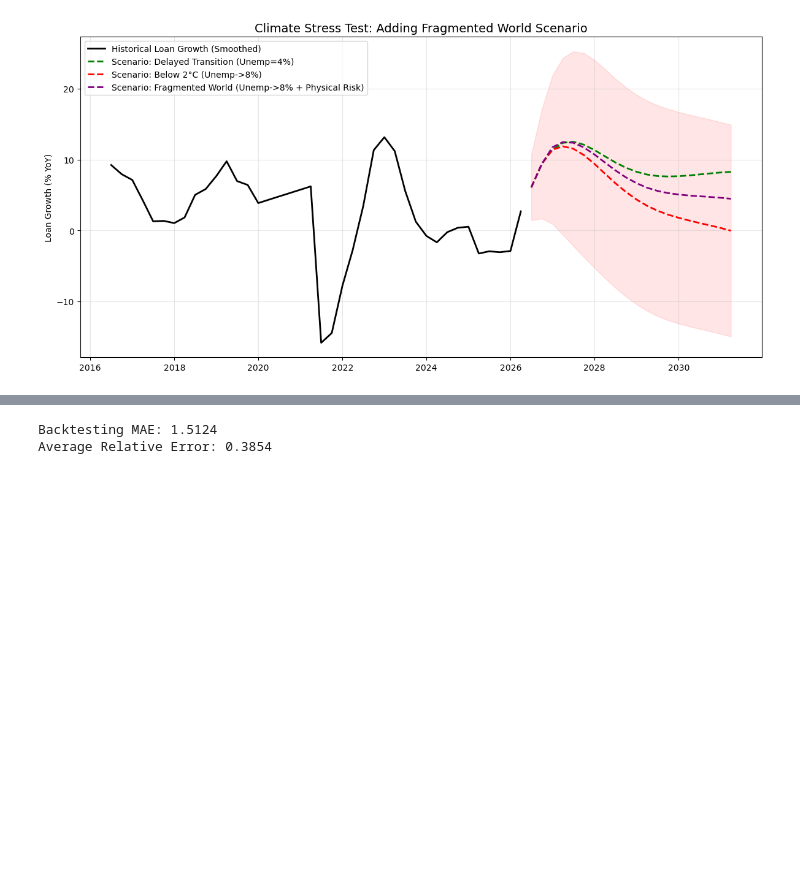
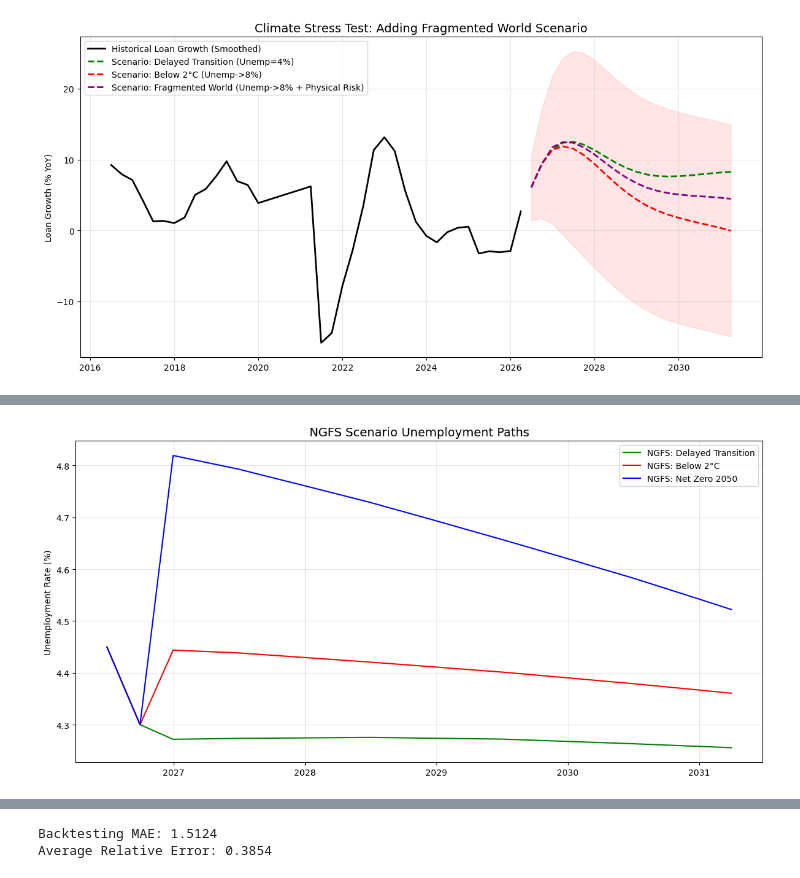
Before and after one commit to gpointd/ECON-522-Forecasting-Project, a Jupyter notebook: Climate Data/Climate Analysis.ipynb, the cells around one changed output, grey strips where cells are left out. Cells and saved outputs as stored; diff of their text form; code cells hidden in the pictures; blank space fills up the shorter version.

```diff
--- a/Climate Data/Climate Analysis.ipynb
+++ b/Climate Data/Climate Analysis.ipynb
@@ -447,0 +581,14 @@ plt.show()
+# %%
+## show the unemployment paths for each scenario to confirm they are different and make sense
+plt.figure(figsize=(12, 6))
+plt.plot(X_future_delayed.index, X_future_delayed['Unemployment_Lag2'], label='NGFS: Delayed Transition', color='green')
+plt.plot(X_future_stress.index, X_future_stress['Unemployment_Lag2'], label='NGFS: Below 2°C', color='red')
+plt.plot(X_future_nz.index, X_future_nz['Unemployment_Lag2'], label='NGFS: Net Zero 2050', color='blue')
+plt.title('NGFS Scenario Unemployment Paths', fontsize=14)
+plt.ylabel('Unemployment Rate (%)')
+plt.legend()
+plt.grid(True, alpha=0.3)
+plt.tight_layout()
+plt.show()
+# %% [output]
+[figure, added]
```
Also changed, not shown: parts of 9 cells of this notebook.
